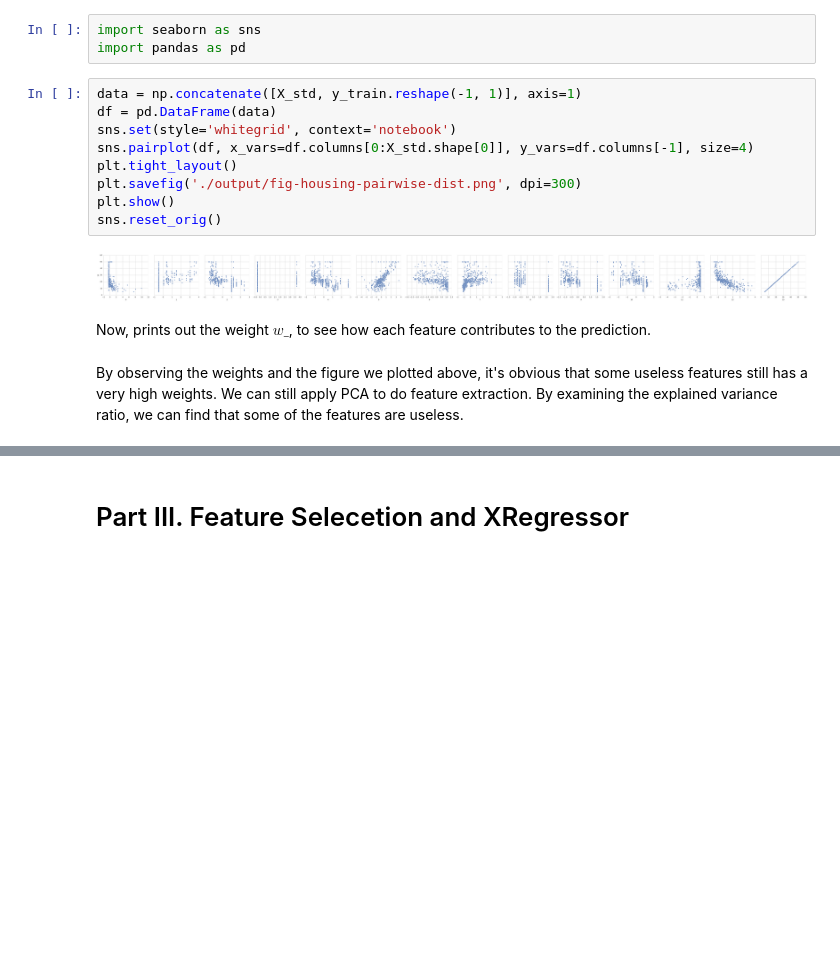
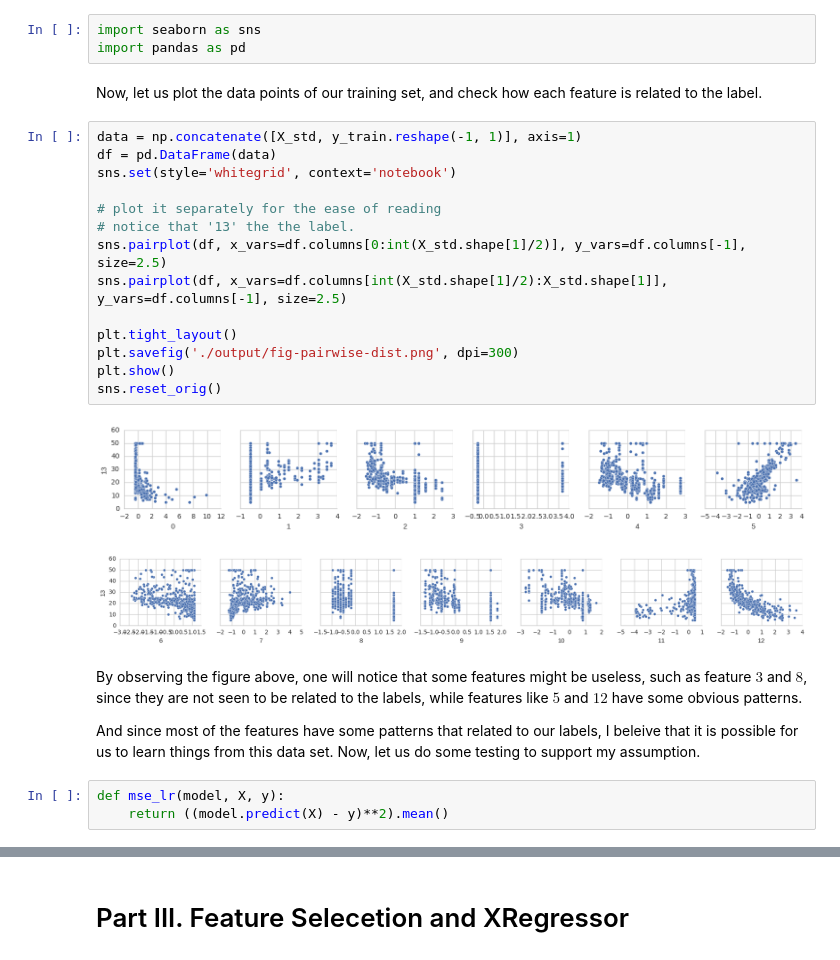
Before and after one commit to LemonATsu/iPynb-Lasso-Regressor, a Jupyter notebook: Lab05_102062207.ipynb, the cells around one changed output, grey strips where cells are left out. Saved outputs shown, nothing was run; the diff lists cells and outputs as text; blank space fills up the shorter version.

```diff
--- a/Lab05_102062207.ipynb
+++ b/Lab05_102062207.ipynb
@@ -263,20 +278,29 @@ Knowing that our LassoRegressor is usable, we can begin our task 2: **Tune & Tra
 # %%
 import seaborn as sns
 import pandas as pd
+# %% [markdown]
+Now, let us plot the data points of our training set, and check how each feature is related to the label.
 # %%
 data = np.concatenate([X_std, y_train.reshape(-1, 1)], axis=1)
 df = pd.DataFrame(data)
 sns.set(style='whitegrid', context='notebook')
-sns.pairplot(df, x_vars=df.columns[0:X_std.shape[0]], y_vars=df.columns[-1], size=4)
+
+# plot it separately for the ease of reading
+# notice that '13' the the label.
+sns.pairplot(df, x_vars=df.columns[0:int(X_std.shape[1]/2)], y_vars=df.columns[-1], size=2.5)
+sns.pairplot(df, x_vars=df.columns[int(X_std.shape[1]/2):X_std.shape[1]], y_vars=df.columns[-1], size=2.5)
+
 plt.tight_layout()
-plt.savefig('./output/fig-housing-pairwise-dist.png', dpi=300)
+plt.savefig('./output/fig-pairwise-dist.png', dpi=300)
 plt.show()
 sns.reset_orig()
 # %% [output]
-[figure, old version]
+[figure, new version]
+[figure, added]
-# %% [markdown]
-Now, prints out the weight $w\_$, to see how each feature contributes to the prediction.
-# %% [markdown]
-By observing the weights and the figure we plotted above, it's obvious that some useless features still has a very high weights.
-We can still apply PCA to do feature extraction.
-By examining the explained variance ratio, we can find that some of the features are useless.
+# %% [markdown]
+By observing the figure above, one will notice that some features might be useless, such as feature $3$ and $8$, since they are not seen to be related to the labels, while features like $5$ and $12$ have some obvious patterns.
+
+And since most of the features have some patterns that related to our labels, I beleive that it is possible for us to learn things from this data set. Now, let us do some testing to support my assumption.
+# %%
+def mse_lr(model, X, y):
+    return ((model.predict(X) - y)**2).mean()
```
Also changed, not shown: parts of 14 cells of this notebook.
